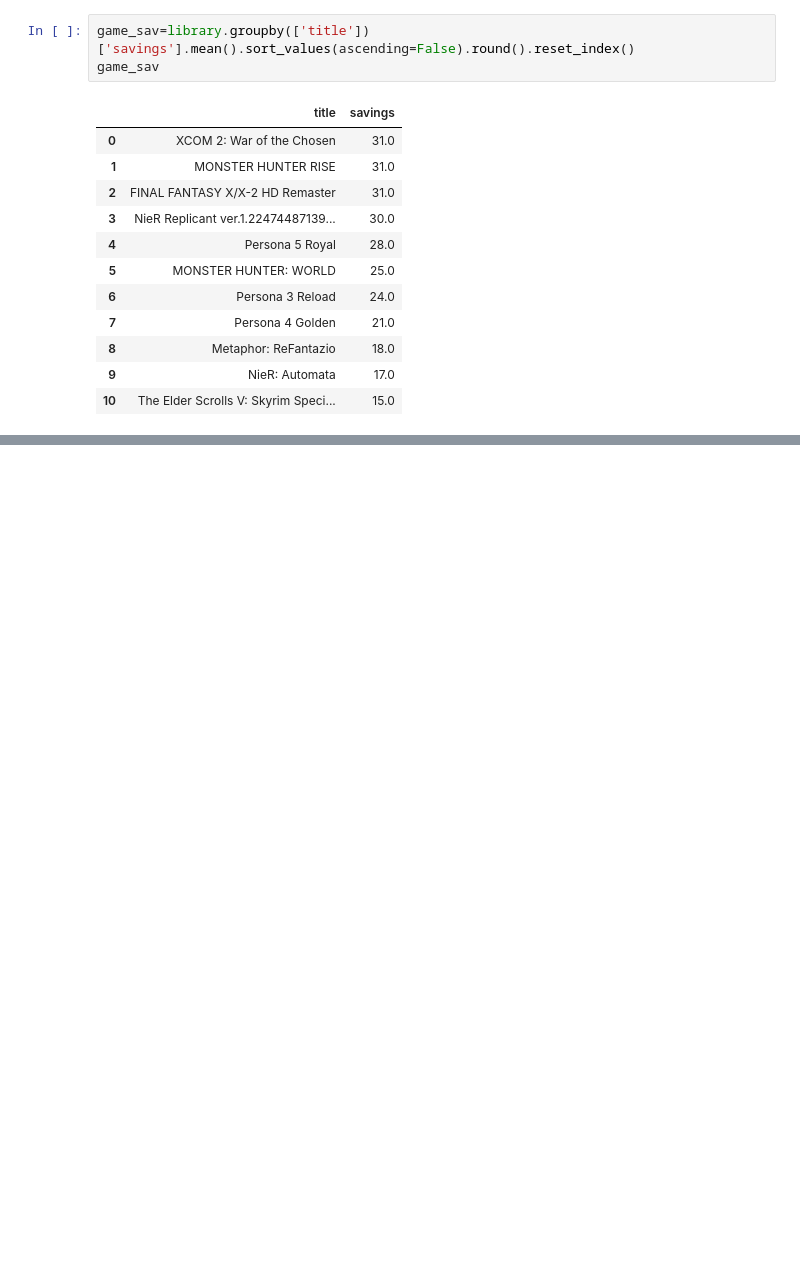
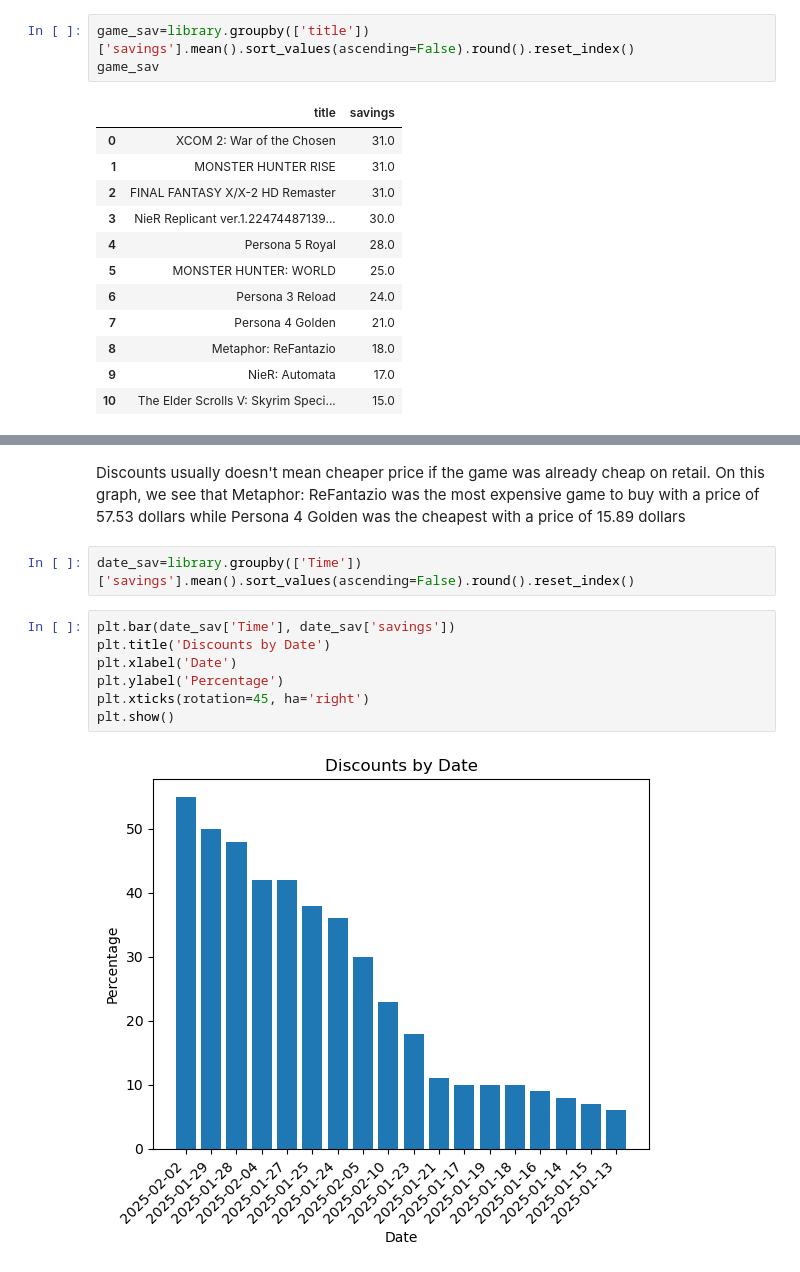
Before and after one commit to Christopher-Arzate/Gaming-Library, a Jupyter notebook: Library Analysis.ipynb, the cells around one changed output, grey strips where cells are left out. Saved outputs shown, nothing was run; the diff lists cells and outputs as text; blank space fills up the shorter version.

```diff
--- a/Library Analysis.ipynb
+++ b/Library Analysis.ipynb
@@ -103,0 +132,13 @@ plt.show()
+# %% [markdown]
+Discounts usually doesn't mean cheaper price if the game was already cheap on retail. On this graph, we see that Metaphor: ReFantazio was the most expensive game to buy with a price of 57.53 dollars while Persona 4 Golden was the cheapest with a price of 15.89 dollars
+# %%
+date_sav=library.groupby(['Time'])['savings'].mean().sort_values(ascending=False).round().reset_index()
+# %%
+plt.bar(date_sav['Time'], date_sav['savings'])
+plt.title('Discounts by Date')
+plt.xlabel('Date')
+plt.ylabel('Percentage')
+plt.xticks(rotation=45, ha='right')
+plt.show()
+# %% [output]
+[figure, added]
```
Also changed, not shown: parts of 50 cells of this notebook.
